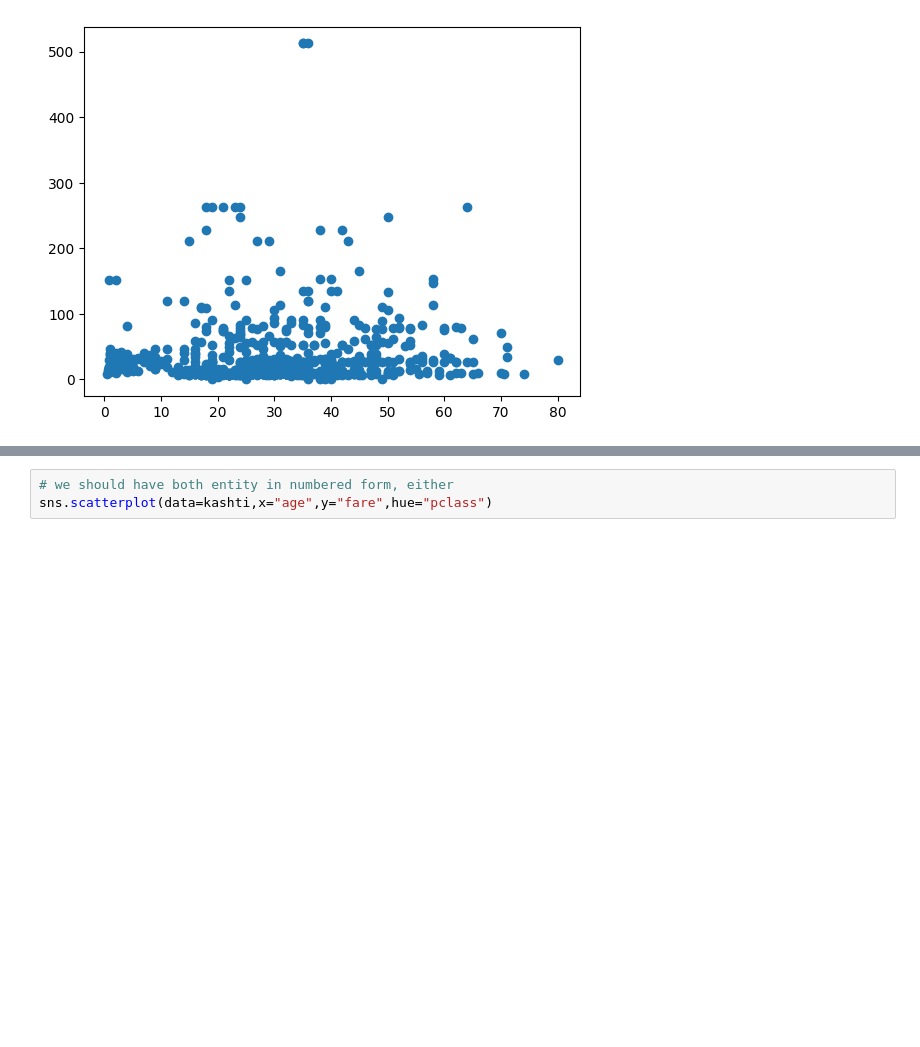
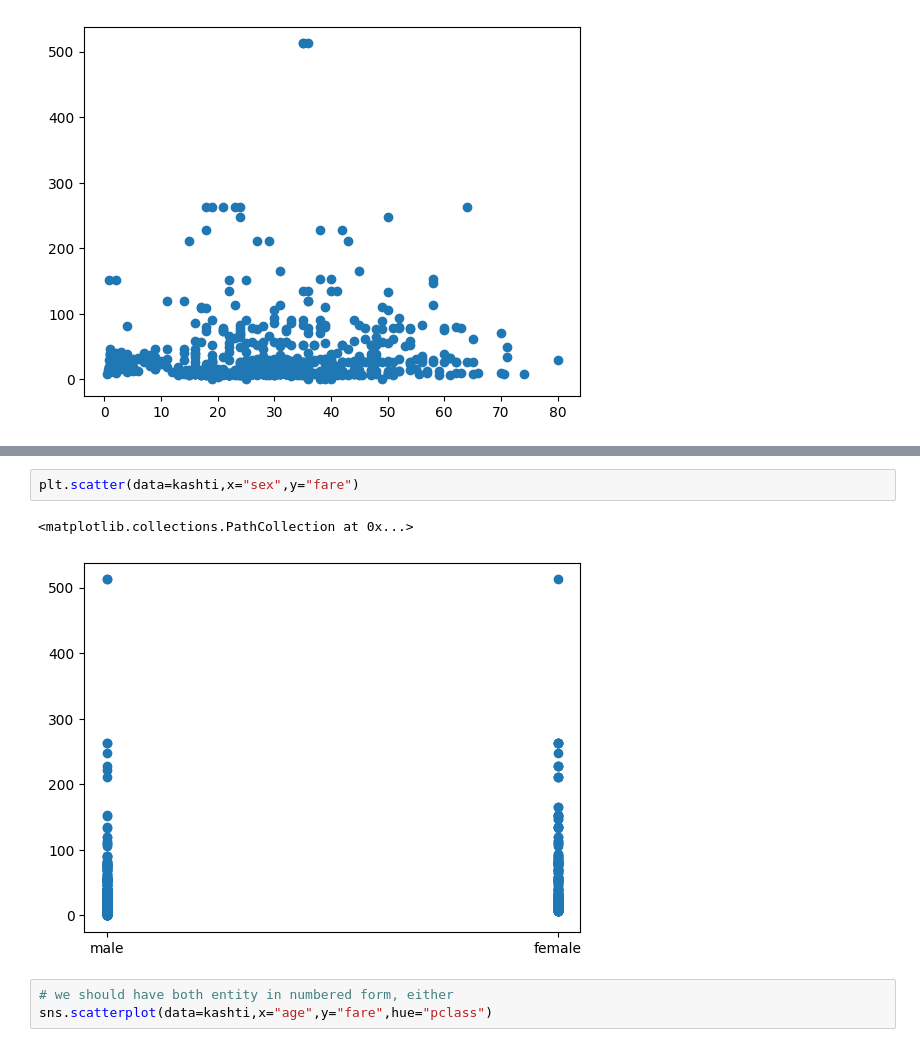
Before and after one commit to Munsif-Raza-T/Artificial-Intelligence-and-Data-Science, a Jupyter notebook: Projects/Data Analysis/DataVisualization_perforned_on_Titanic_Dataset.ipynb, the cells around one changed output, grey strips where cells are left out. Cells and saved outputs as stored; diff of their text form; blank space fills up the shorter version.

```diff
--- a/Projects/Data Analysis/DataVisualization_perforned_on_Titanic_Dataset.ipynb
+++ b/Projects/Data Analysis/DataVisualization_perforned_on_Titanic_Dataset.ipynb
@@ -104,3 +105,8 @@ AttributeError: PathCollection.set() got an unexpected keyword argument 'hue'
+# %%
+plt.scatter(data=kashti,x="sex",y="fare")
+# %% [output]
+<matplotlib.collections.PathCollection at 0x...>
+[figure, added]
 # %%
 # we should have both entity in numbered form, either
 sns.scatterplot(data=kashti,x="age",y="fare",hue="pclass")
```
Also changed, not shown: parts of 4 cells of this notebook, 1 other file.
